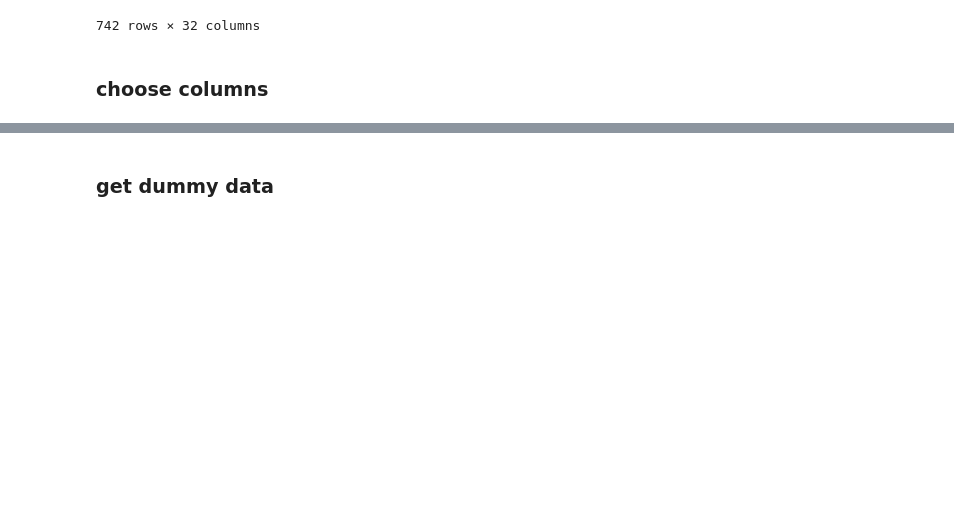
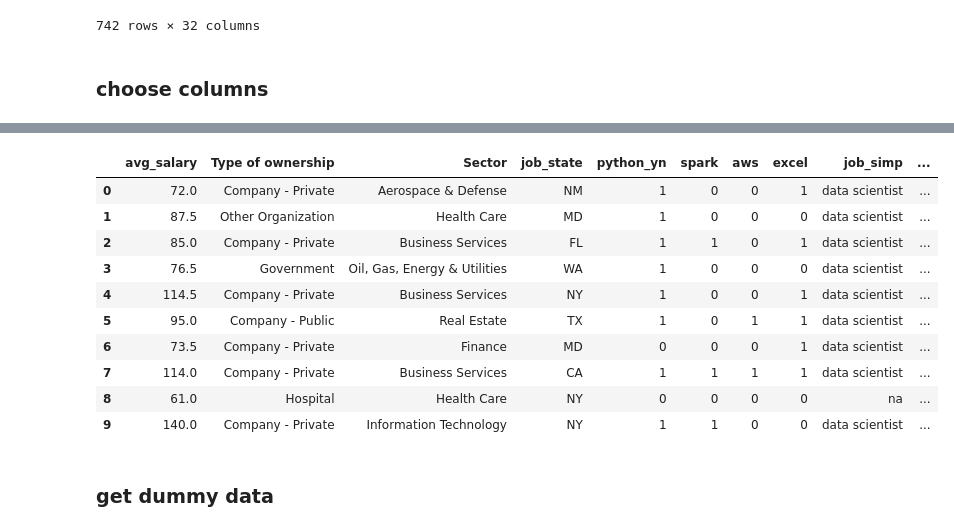
Before and after one commit to reidvogel/Final_Project, a Jupyter notebook: part2model.ipynb, the cells around one changed output, grey strips where cells are left out. Saved outputs shown, nothing was run; the diff lists cells and outputs as text; code cells hidden in the pictures; blank space fills up the shorter version.

```diff
--- a/part2model.ipynb
+++ b/part2model.ipynb
@@ -43,3 +38,17 @@ df_model = df[['avg_salary','Rating','Size','Type of ownership','Industry','Sect
+# %%
+df_model.head(10)
+# %% [output]
+|  | avg_salary | Type of ownership | Sector | job_state | python_yn | spark | aws | excel | job_simp | ... |
+| 0 | 72.0 | Company - Private | Aerospace & Defense | NM | 1 | 0 | 0 | 1 | data scientist | ... |
+| 1 | 87.5 | Other Organization | Health Care | MD | 1 | 0 | 0 | 0 | data scientist | ... |
+| 2 | 85.0 | Company - Private | Business Services | FL | 1 | 1 | 0 | 1 | data scientist | ... |
+| 3 | 76.5 | Government | Oil, Gas, Energy & Utilities | WA | 1 | 0 | 0 | 0 | data scientist | ... |
+| 4 | 114.5 | Company - Private | Business Services | NY | 1 | 0 | 0 | 1 | data scientist | ... |
+| 5 | 95.0 | Company - Public | Real Estate | TX | 1 | 0 | 1 | 1 | data scientist | ... |
+| 6 | 73.5 | Company - Private | Finance | MD | 0 | 0 | 0 | 1 | data scientist | ... |
+| 7 | 114.0 | Company - Private | Business Services | CA | 1 | 1 | 1 | 1 | data scientist | ... |
+| 8 | 61.0 | Hospital | Health Care | NY | 0 | 0 | 0 | 0 | na | ... |
+| 9 | 140.0 | Company - Private | Information Technology | NY | 1 | 1 | 0 | 0 | data scientist | ... |
 # %% [markdown]
 ### get dummy data
 # %%
```
Also changed, not shown: parts of 32 cells of this notebook, 12 other files.
